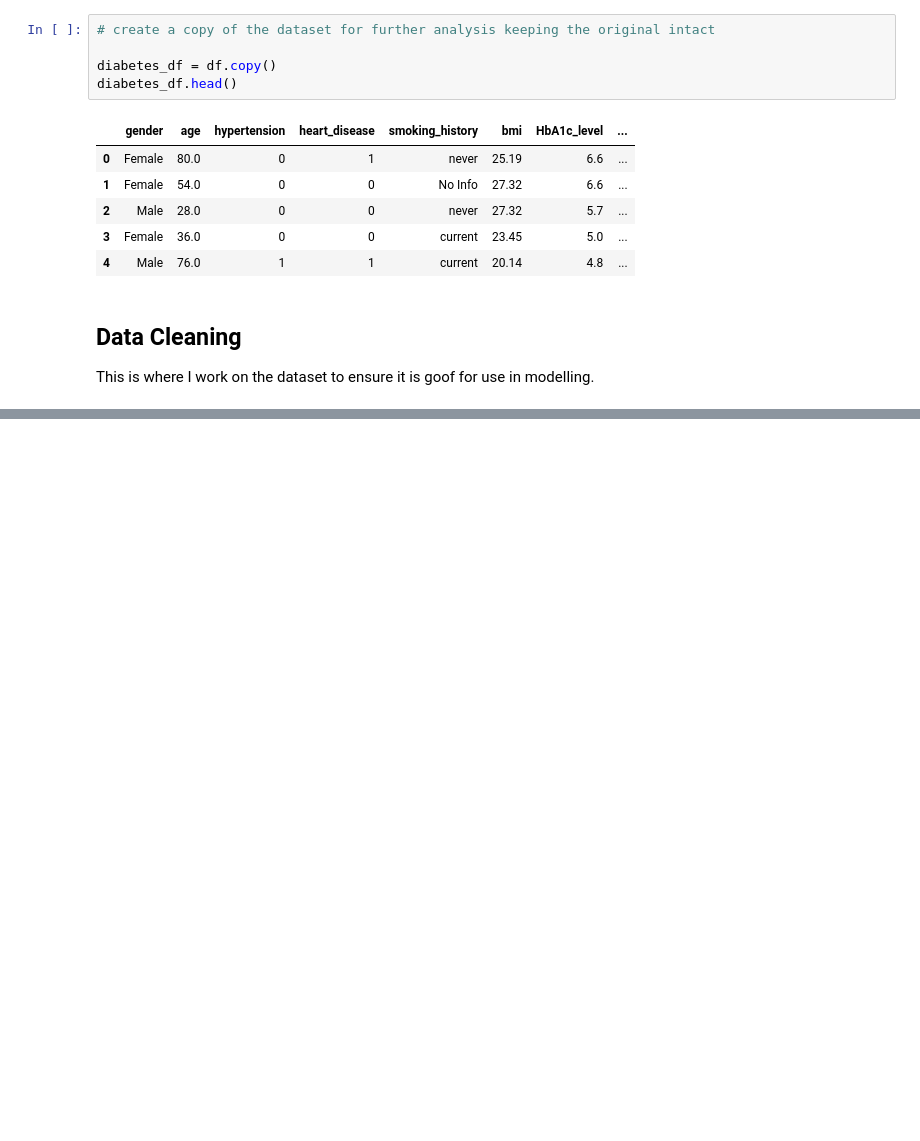
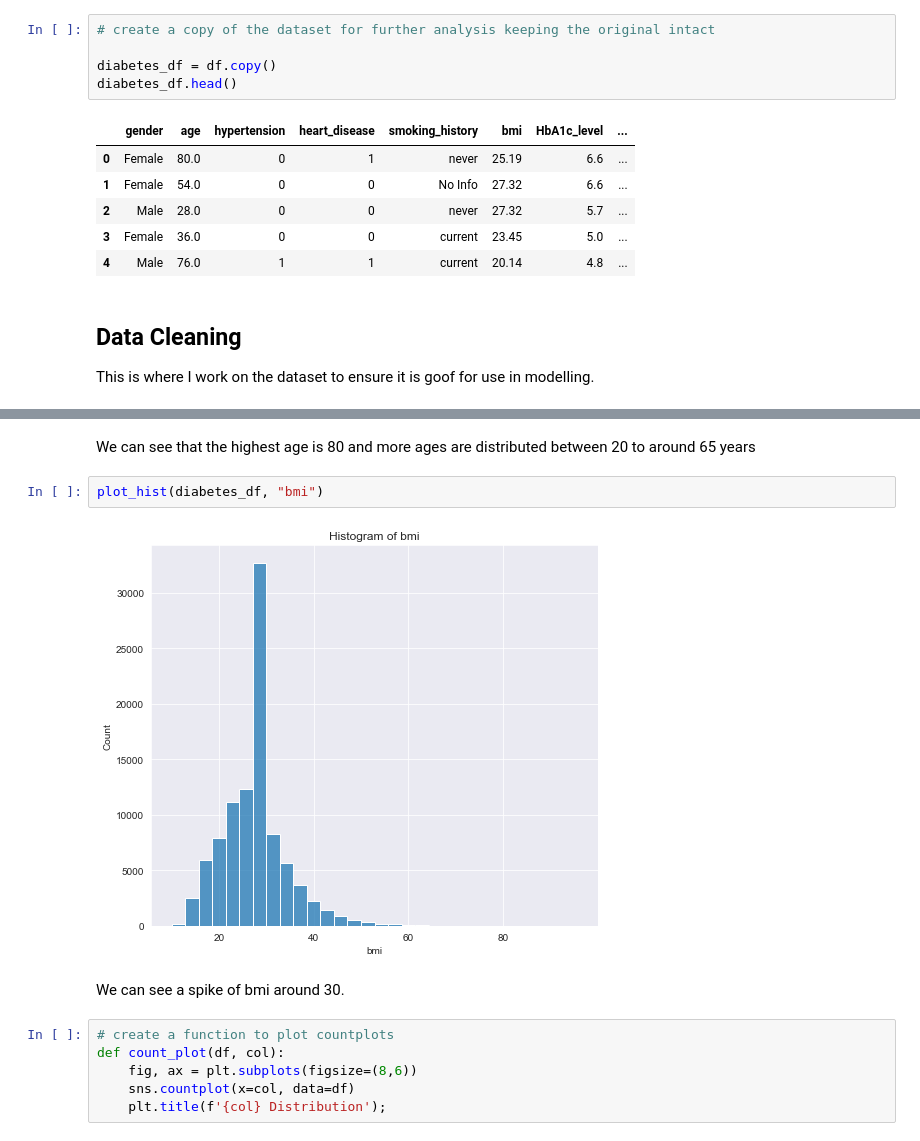
Before and after one commit to MosesMusyoki/Diabetes_Analysis_phase3, a Jupyter notebook: index.ipynb, the cells around one changed output, grey strips where cells are left out. Cells and saved outputs as stored; diff of their text form; blank space fills up the shorter version.

```diff
--- a/index.ipynb
+++ b/index.ipynb
@@ -169,0 +251,14 @@ This is where I work on the dataset to ensure it is goof for use in modelling.
+# %% [markdown]
+We can see that the highest age is 80 and more ages are distributed between 20 to around 65 years
+# %%
+plot_hist(diabetes_df, "bmi")
+# %% [output]
+[figure, added]
+# %% [markdown]
+We can see a spike of bmi around 30.
+# %%
+# create a function to plot countplots
+def count_plot(df, col):
+    fig, ax = plt.subplots(figsize=(8,6))
+    sns.countplot(x=col, data=df)
+    plt.title(f'{col} Distribution');
```
Also changed, not shown: parts of 54 cells of this notebook.
